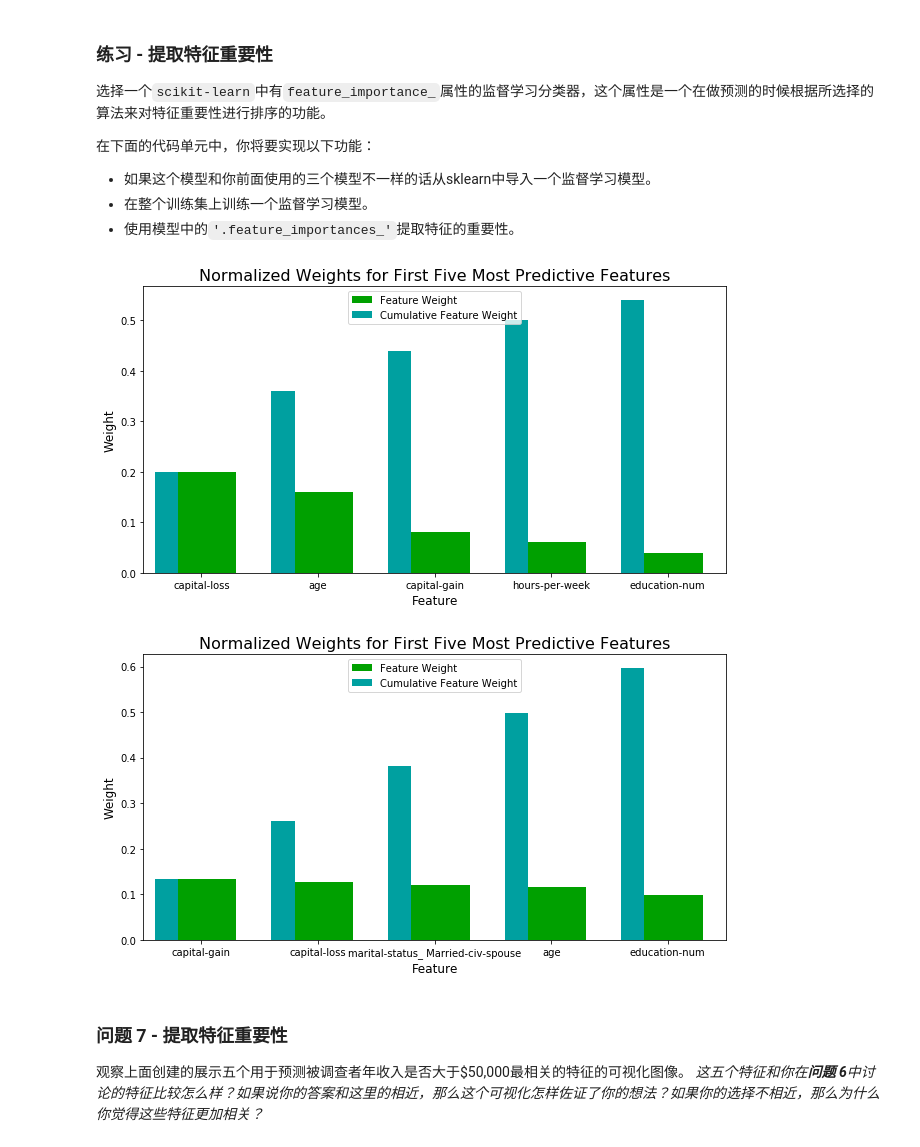
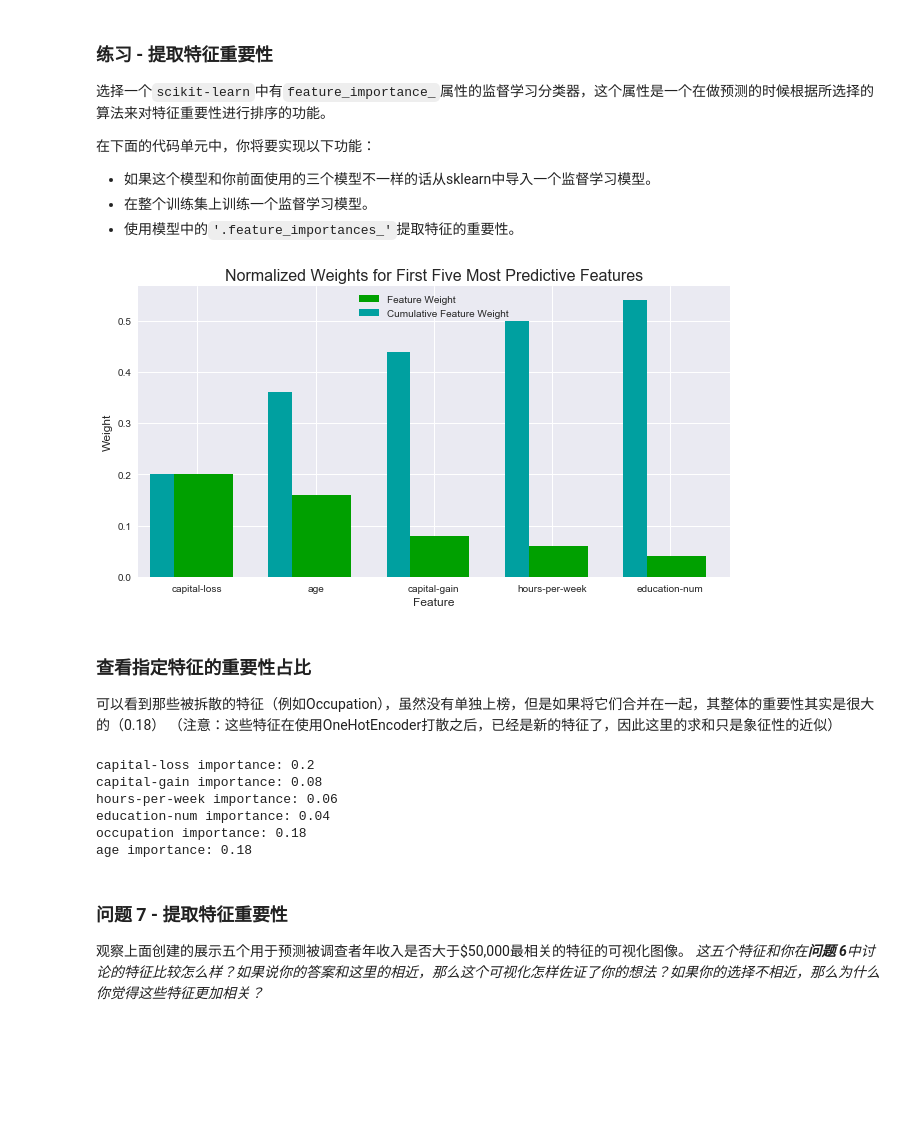
Before and after one commit to mtyylx/MLND, a Jupyter notebook: P2_Finding_Donors/finding_donors.ipynb, the cells around one changed output. Cells and saved outputs as stored; diff of their text form; code cells hidden in the pictures; blank space fills up the shorter version.

```diff
--- a/P2_Finding_Donors/finding_donors.ipynb
+++ b/P2_Finding_Donors/finding_donors.ipynb
@@ -160,8 +164,9 @@ features = pd.get_dummies(features_raw)
 # 因此即使赋值的数据类型的确是int，但是由于income的dtype一开始就是object，因此更新元素后，其dtype依然是object
 # 这会导致无法运算。解决方案是显式调用 astype(int)，将Series的dtype转型为可运算的类型。
 # 反之，如果使用判断语句，则生成的新Series的dtype将会自动确定为bool，这是可以直接运算的。
-income = income_raw.copy()
-income = (income == '>50K')
+# income = income_raw.copy()       # 这里其实并不需要拷贝。因为(income == '>50K')这个语句只会生成一个全新的Series，而不会修改原DataFrame
+income = (income_raw == '>50K')    # 这样得到的income是bool元素类型的Series
+# income.astype(int)               # 这样得到的income是int类型（0，1）的Series
 
 
 # 打印经过独热编码之后的特征数量
@@ -816,0 +823,4 @@ for f in cat_features:
+# %%
+import seaborn as sns
+sns.set(style = 'darkgrid', color_codes = True)
+sns.factorplot("income", col = "marital-status", data = data, kind = "count", col_wrap = 3)
@@ -826,24 +839,40 @@ for f in cat_features:
 # %%
 # TODO：导入一个有'feature_importances_'的监督学习模型
 
 # TODO：在训练集上训练一个监督学习模型
 model = AdaBoostClassifier()
 model.fit(X_train, y_train)
 
 # TODO： 提取特征重要性
 importances = model.feature_importances_
 
 # 绘图
 vs.feature_plot(importances, X_train, y_train)
-
-# Test with GradientBoosting Again.
-model = GradientBoostingClassifier()
-model.fit(X_train, y_train)
-importances = model.feature_importances_
-vs.feature_plot(importances, X_train, y_train)
 # %% [output]
-[figure, old version]
+[figure, new version]
-[figure, removed]
+# %% [markdown]
+### 查看指定特征的重要性占比
+
+可以看到那些被拆散的特征（例如Occupation），虽然没有单独上榜，但是如果将它们合并在一起，其整体的重要性其实是很大的（0.18）
+（注意：这些特征在使用OneHotEncoder打散之后，已经是新的特征了，因此这里的求和只是象征性的近似）
+# %%
+def get_importance(importances, name):
+    feature_name = np.where(X_train.columns.str.contains(name))
+    print name, "importance:", np.sum(importances[feature_name])
+
+get_importance(importances, 'capital-loss')
+get_importance(importances, 'capital-gain')
+get_importance(importances, 'hours-per-week')
+get_importance(importances, 'education-num')
+get_importance(importances, 'occupation')
+get_importance(importances, 'age')
+# %% [output]
+capital-loss importance: 0.2
+capital-gain importance: 0.08
+hours-per-week importance: 0.06
+education-num importance: 0.04
+occupation importance: 0.18
+age importance: 0.18
 # %% [markdown]
 ### 问题 7 - 提取特征重要性
 观察上面创建的展示五个用于预测被调查者年收入是否大于\$50,000最相关的特征的可视化图像。
```
Also changed, not shown: parts of 20 cells of this notebook, 1 other file.
